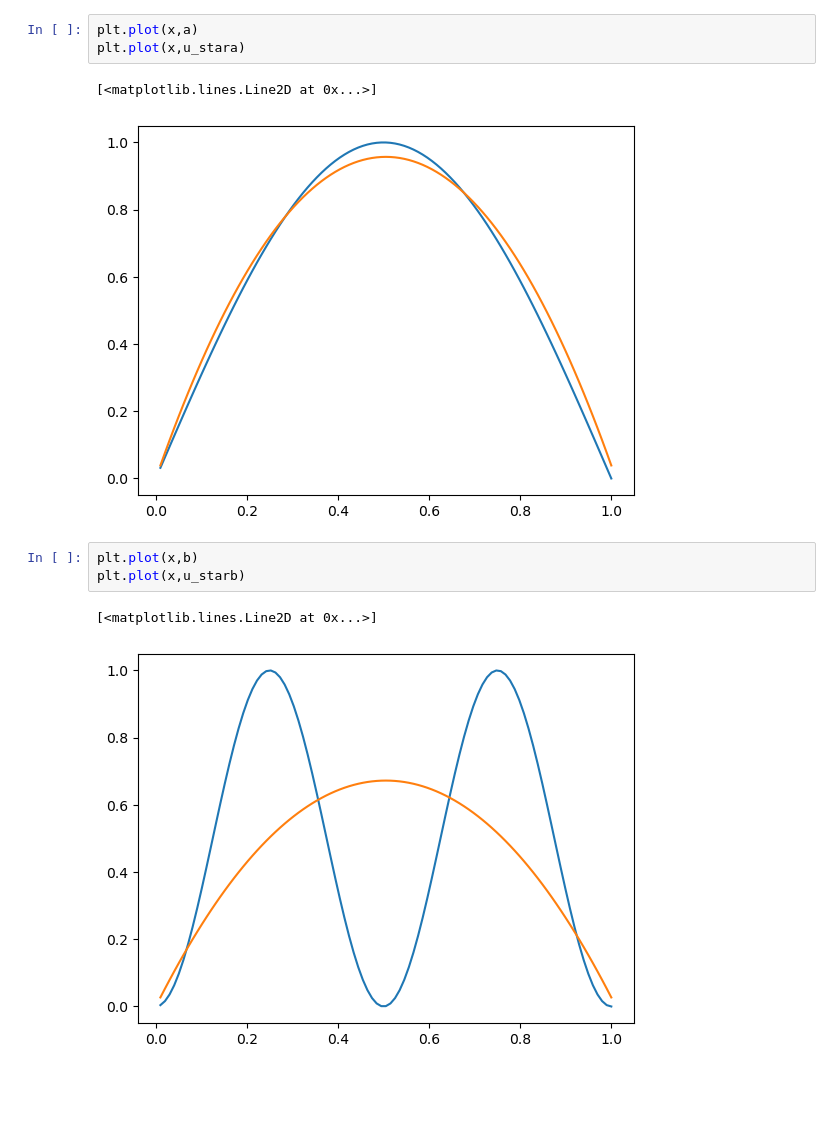
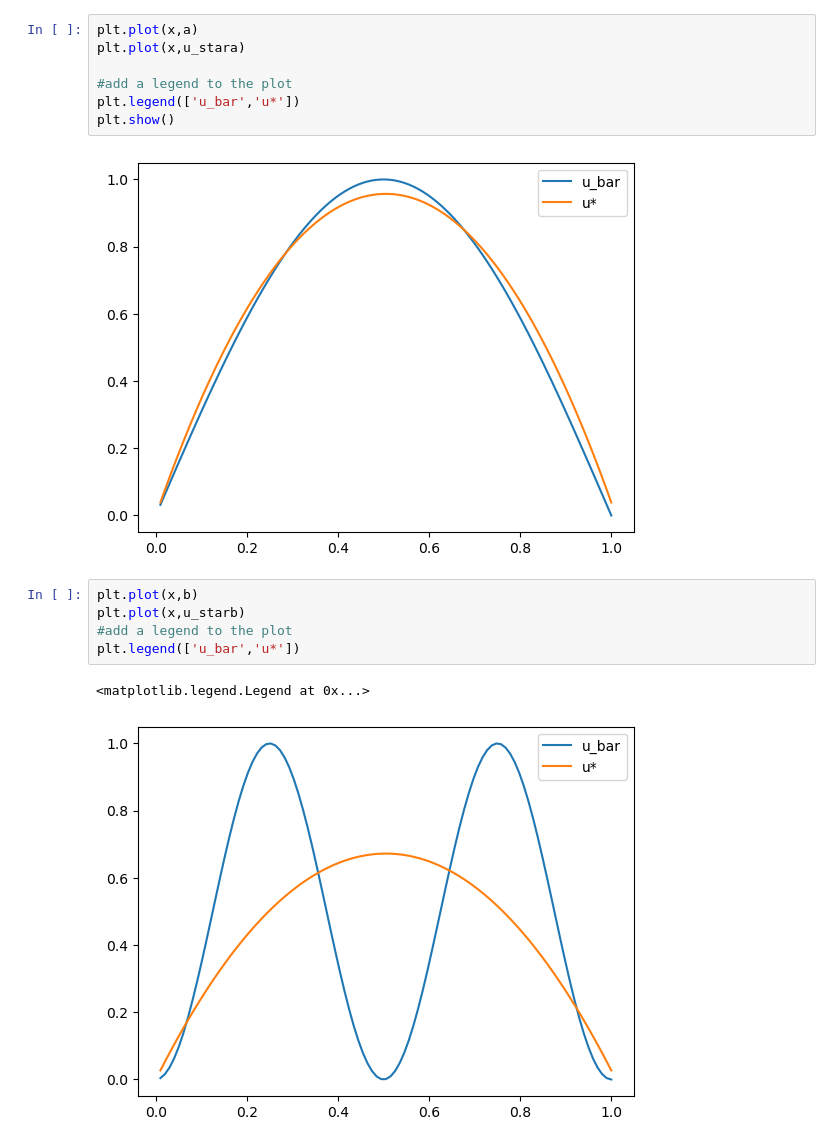
Before and after one commit to hbfreed/Numerical-OptimizationFinal, a Jupyter notebook: finalproject.ipynb, the cells around one changed output. Drawn from its saved outputs; the diff is of its cells as text; blank space fills up the shorter version.

```diff
--- a/finalproject.ipynb
+++ b/finalproject.ipynb
@@ -53,12 +55,17 @@ alphab, u_starb, lambda_starb, f_starb = lmbvpoptim(b)
 # %%
 plt.plot(x,a)
 plt.plot(x,u_stara)
+
+#add a legend to the plot
+plt.legend(['u_bar','u*'])
+plt.show()
 # %% [output]
-[<matplotlib.lines.Line2D at 0x...>]
-[figure, old version]
+[figure, new version]
 # %%
 plt.plot(x,b)
 plt.plot(x,u_starb)
+#add a legend to the plot
+plt.legend(['u_bar','u*'])
 # %% [output]
-[<matplotlib.lines.Line2D at 0x...>]
+<matplotlib.legend.Legend at 0x...>
-[figure, old version]
+[figure, new version]
```
Also changed, not shown: parts of 3 cells of this notebook.
